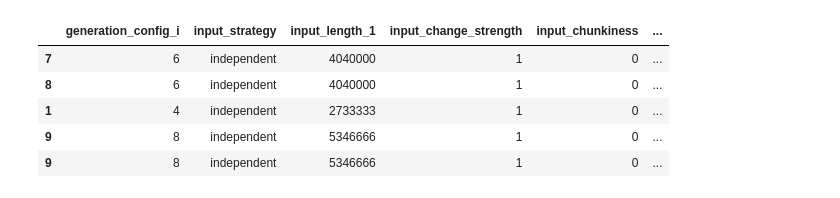
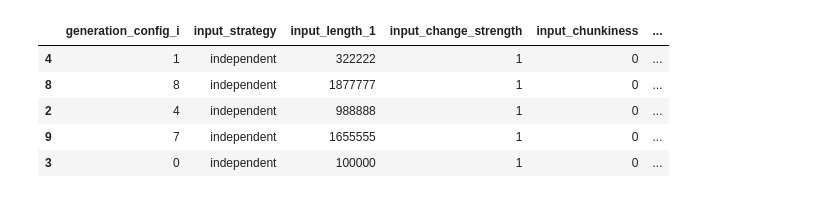
Before and after one commit to tehwalris/mpi-myers-diff, a Jupyter notebook: notebooks/benchmark-analysis-euler-presentation/independent_large.ipynb, the cells around one changed output. Drawn from its saved outputs; the diff is of its cells as text; code cells hidden in the pictures.

```diff
--- a/notebooks/benchmark-analysis-euler-presentation/independent_large.ipynb
+++ b/notebooks/benchmark-analysis-euler-presentation/independent_large.ipynb
@@ -7,18 +7,18 @@ import glob
 from IPython.display import display
 # %%
 benchmark_results = []
-for path in glob.glob('../../benchmarks/2020-12-15-independent-large-regen-1/*.csv'):
+for path in glob.glob('../../benchmarks/2020-12-16-independent-large-2Mio-regen-1-rep-1/*.csv'):
     benchmark_results.append(pd.read_csv(path))
 benchmark_results = pd.concat(benchmark_results)
 
 benchmark_results.sample(5)
 # %% [output]
 |  | generation_config_i | input_strategy | input_length_1 | input_change_strength | input_chunkiness | ... |
-| 7 | 6 | independent | 4040000 | 1 | 0 | ... |
-| 8 | 6 | independent | 4040000 | 1 | 0 | ... |
-| 1 | 4 | independent | 2733333 | 1 | 0 | ... |
-| 9 | 8 | independent | 5346666 | 1 | 0 | ... |
-| 9 | 8 | independent | 5346666 | 1 | 0 | ... |
+| 4 | 1 | independent | 322222 | 1 | 0 | ... |
+| 8 | 8 | independent | 1877777 | 1 | 0 | ... |
+| 2 | 4 | independent | 988888 | 1 | 0 | ... |
+| 9 | 7 | independent | 1655555 | 1 | 0 | ... |
+| 3 | 0 | independent | 100000 | 1 | 0 | ... |
 # %%
 def agg_only(values):
     assert len(values) == 1
```
Also changed, not shown: parts of 3 cells of this notebook, 2 other files.
